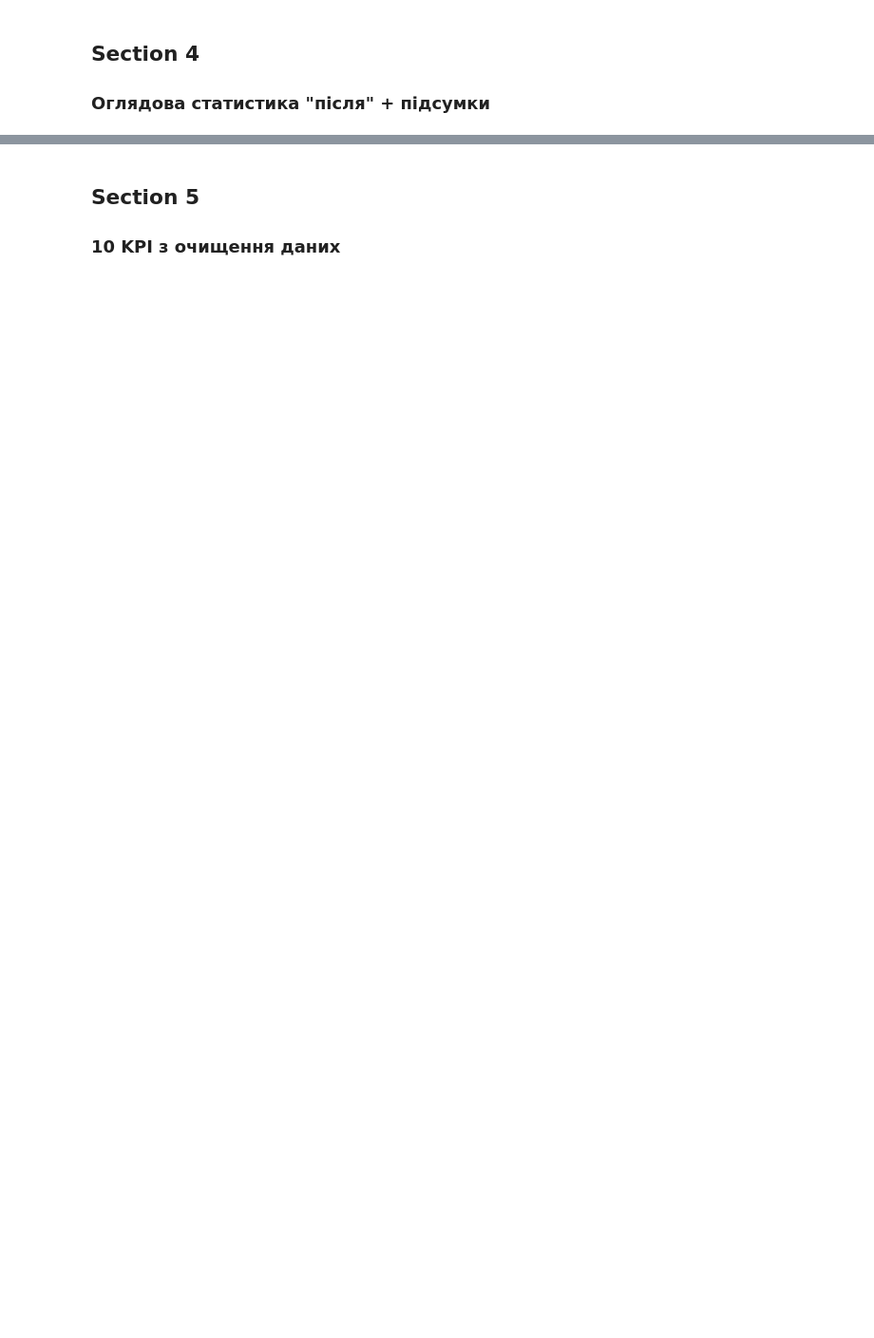
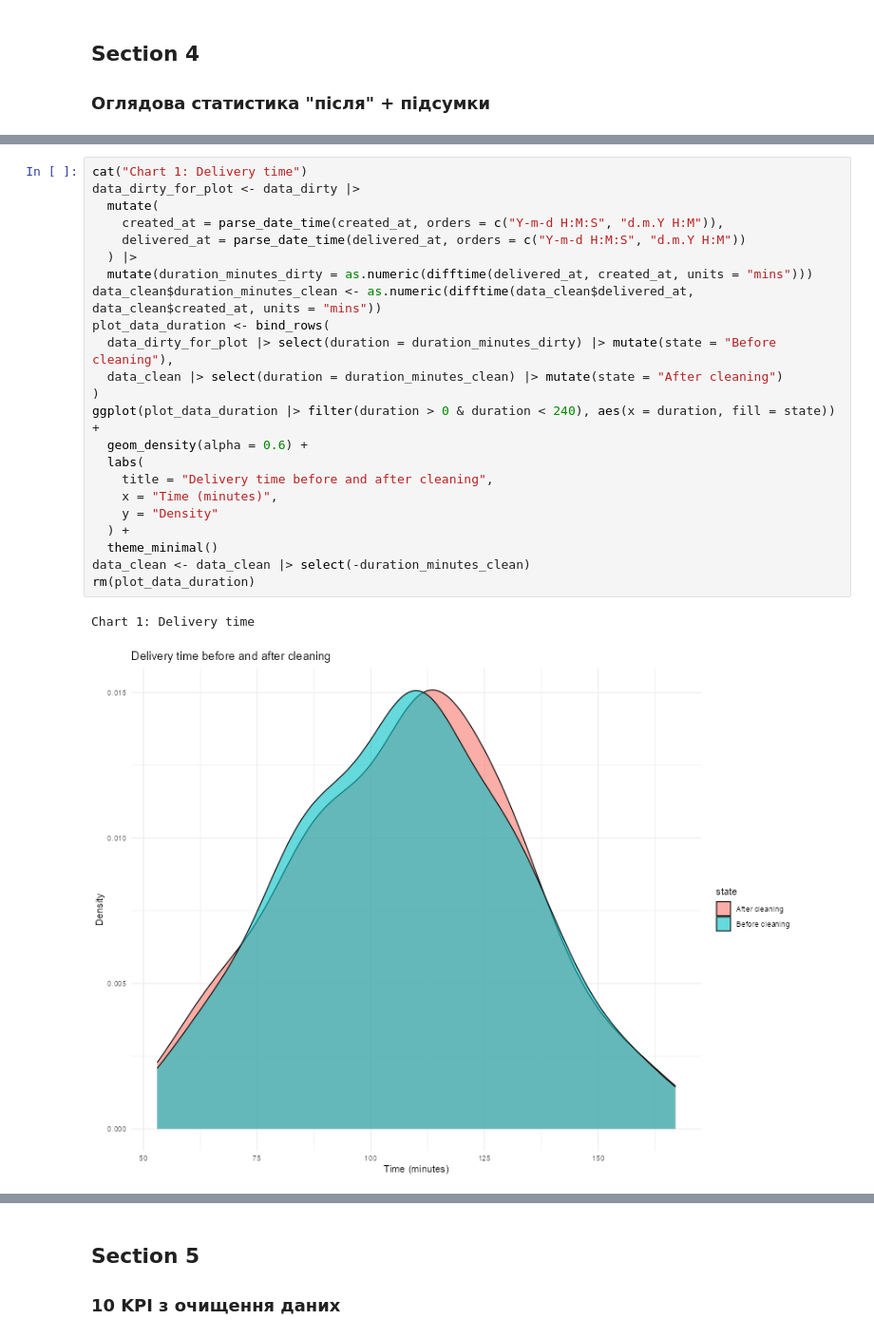
Before and after one commit to emissuu/UniTasks, a Jupyter notebook: R/Lab1/notebooks/Lab1.ipynb, the cells around one changed output, grey strips where cells are left out. Shown at 95% size. Saved outputs shown, nothing was run; the diff lists cells and outputs as text; blank space fills up the shorter version.

```diff
--- a/R/Lab1/notebooks/Lab1.ipynb
+++ b/R/Lab1/notebooks/Lab1.ipynb
@@ -467,0 +544,26 @@ $ mean_distance  <dbl> 12.81700, 12.79529, 13.15083, 12.81700, 12.81700, 13.15
+# %%
+cat("Chart 1: Delivery time")
+data_dirty_for_plot <- data_dirty |>
+  mutate(
+    created_at = parse_date_time(created_at, orders = c("Y-m-d H:M:S", "d.m.Y H:M")),
+    delivered_at = parse_date_time(delivered_at, orders = c("Y-m-d H:M:S", "d.m.Y H:M"))
+  ) |>
+  mutate(duration_minutes_dirty = as.numeric(difftime(delivered_at, created_at, units = "mins")))
+data_clean$duration_minutes_clean <- as.numeric(difftime(data_clean$delivered_at, data_clean$created_at, units = "mins"))
+plot_data_duration <- bind_rows(
+  data_dirty_for_plot |> select(duration = duration_minutes_dirty) |> mutate(state = "Before cleaning"),
+  data_clean |> select(duration = duration_minutes_clean) |> mutate(state = "After cleaning")
+)
+ggplot(plot_data_duration |> filter(duration > 0 & duration < 240), aes(x = duration, fill = state)) +
+  geom_density(alpha = 0.6) +
+  labs(
+    title = "Delivery time before and after cleaning",
+    x = "Time (minutes)",
+    y = "Density"
+  ) +
+  theme_minimal()
+data_clean <- data_clean |> select(-duration_minutes_clean)
+rm(plot_data_duration)
+# %% [output]
+Chart 1: Delivery time
+[figure, added]
```
Also changed, not shown: parts of 7 cells of this notebook, 1 other file.
